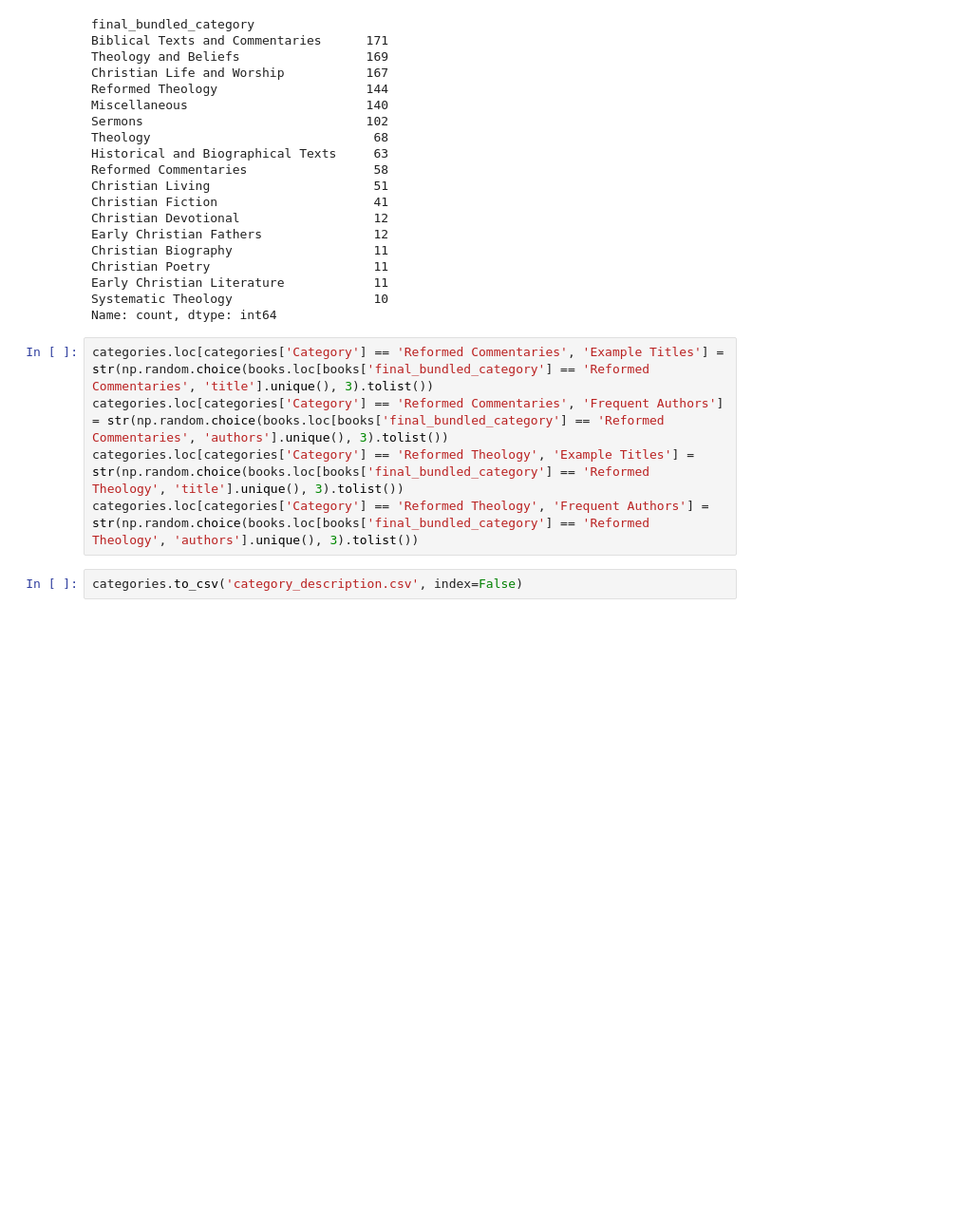
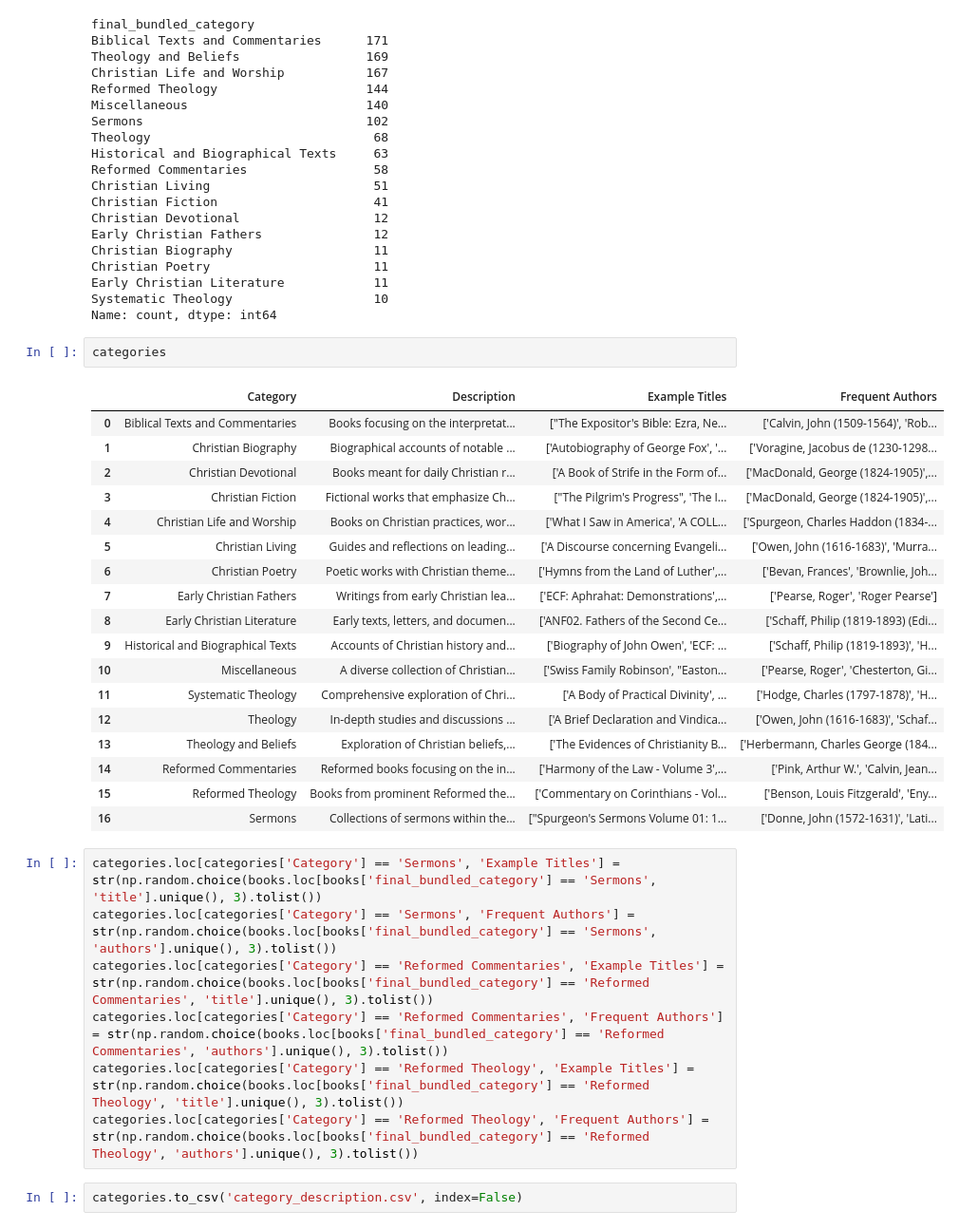
Before and after one commit to qiangweihewu/calvinist-parrot, a Jupyter notebook: ccel_index_v2.ipynb, the cells around one changed output. Shown at 95% size. Cells and saved outputs as stored; diff of their text form; blank space fills up the shorter version.

```diff
--- a/ccel_index_v2.ipynb
+++ b/ccel_index_v2.ipynb
@@ -98,7 +98,30 @@ Christian Poetry                      11
 Early Christian Literature            11
 Systematic Theology                   10
 Name: count, dtype: int64
+# %%
+categories
+# %% [output]
+|  | Category | Description | Example Titles | Frequent Authors |
+| 0 | Biblical Texts and Commentaries | Books focusing on the interpretat... | ["The Expositor's Bible: Ezra, Ne... | ['Calvin, John (1509-1564)', 'Rob... |
+| 1 | Christian Biography | Biographical accounts of notable ... | ['Autobiography of George Fox', '... | ['Voragine, Jacobus de (1230-1298... |
+| 2 | Christian Devotional | Books meant for daily Christian r... | ['A Book of Strife in the Form of... | ['MacDonald, George (1824-1905)',... |
+| 3 | Christian Fiction | Fictional works that emphasize Ch... | ["The Pilgrim's Progress", 'The I... | ['MacDonald, George (1824-1905)',... |
+| 4 | Christian Life and Worship | Books on Christian practices, wor... | ['What I Saw in America', 'A COLL... | ['Spurgeon, Charles Haddon (1834-... |
+| 5 | Christian Living | Guides and reflections on leading... | ['A Discourse concerning Evangeli... | ['Owen, John (1616-1683)', 'Murra... |
+| 6 | Christian Poetry | Poetic works with Christian theme... | ['Hymns from the Land of Luther',... | ['Bevan, Frances', 'Brownlie, Joh... |
+| 7 | Early Christian Fathers | Writings from early Christian lea... | ['ECF: Aphrahat: Demonstrations',... | ['Pearse, Roger', 'Roger Pearse'] |
+| 8 | Early Christian Literature | Early texts, letters, and documen... | ['ANF02. Fathers of the Second Ce... | ['Schaff, Philip (1819-1893) (Edi... |
+| 9 | Historical and Biographical Texts | Accounts of Christian history and... | ['Biography of John Owen', 'ECF: ... | ['Schaff, Philip (1819-1893)', 'H... |
+| 10 | Miscellaneous | A diverse collection of Christian... | ['Swiss Family Robinson', "Easton... | ['Pearse, Roger', 'Chesterton, Gi... |
+| 11 | Systematic Theology | Comprehensive exploration of Chri... | ['A Body of Practical Divinity', ... | ['Hodge, Charles (1797-1878)', 'H... |
+| 12 | Theology | In-depth studies and discussions ... | ['A Brief Declaration and Vindica... | ['Owen, John (1616-1683)', 'Schaf... |
+| 13 | Theology and Beliefs | Exploration of Christian beliefs,... | ['The Evidences of Christianity B... | ['Herbermann, Charles George (184... |
+| 14 | Reformed Commentaries | Reformed books focusing on the in... | ['Harmony of the Law - Volume 3',... | ['Pink, Arthur W.', 'Calvin, Jean... |
+| 15 | Reformed Theology | Books from prominent Reformed the... | ['Commentary on Corinthians - Vol... | ['Benson, Louis Fitzgerald', 'Eny... |
+| 16 | Sermons | Collections of sermons within the... | ["Spurgeon's Sermons Volume 01: 1... | ['Donne, John (1572-1631)', 'Lati... |
 # %%
+categories.loc[categories['Category'] == 'Sermons', 'Example Titles'] = str(np.random.choice(books.loc[books['final_bundled_category'] == 'Sermons', 'title'].unique(), 3).tolist())
+categories.loc[categories['Category'] == 'Sermons', 'Frequent Authors'] = str(np.random.choice(books.loc[books['final_bundled_category'] == 'Sermons', 'authors'].unique(), 3).tolist())
 categories.loc[categories['Category'] == 'Reformed Commentaries', 'Example Titles'] = str(np.random.choice(books.loc[books['final_bundled_category'] == 'Reformed Commentaries', 'title'].unique(), 3).tolist())
 categories.loc[categories['Category'] == 'Reformed Commentaries', 'Frequent Authors'] = str(np.random.choice(books.loc[books['final_bundled_category'] == 'Reformed Commentaries', 'authors'].unique(), 3).tolist())
 categories.loc[categories['Category'] == 'Reformed Theology', 'Example Titles'] = str(np.random.choice(books.loc[books['final_bundled_category'] == 'Reformed Theology', 'title'].unique(), 3).tolist())
```
Also changed, not shown: parts of 11 cells of this notebook, 11 other files.
